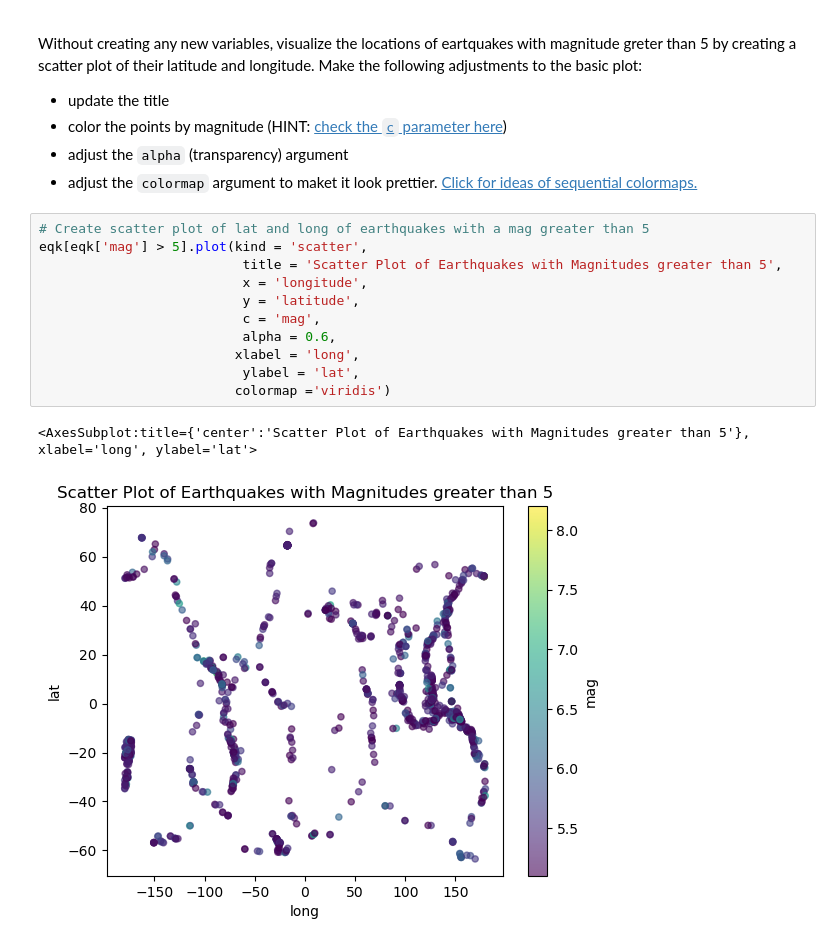
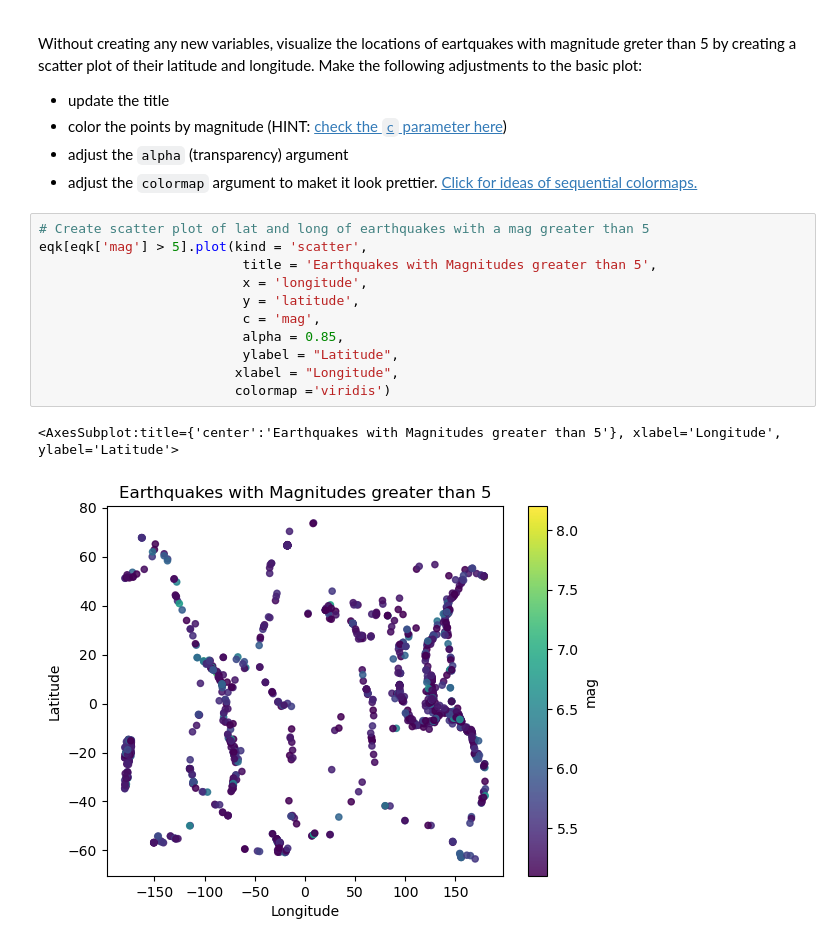
Before and after one commit to nmoraescommit/eds220-hwk1, a Jupyter notebook: hwk1-task3-earthquakes.ipynb, the cells around one changed output. Saved outputs shown, nothing was run; the diff lists cells and outputs as text.

Commit message:
Cleaned comments and plots + final review

```diff
--- a/hwk1-task3-earthquakes.ipynb
+++ b/hwk1-task3-earthquakes.ipynb
@@ -270,16 +266,16 @@ Without creating any new variables, visualize the locations of eartquakes with m
 # %%
 # Create scatter plot of lat and long of earthquakes with a mag greater than 5
 eqk[eqk['mag'] > 5].plot(kind = 'scatter',
-                          title = 'Scatter Plot of Earthquakes with Magnitudes greater than 5',
+                          title = 'Earthquakes with Magnitudes greater than 5',
                           x = 'longitude',
                           y = 'latitude',
                           c = 'mag',
-                          alpha = 0.6,
-                         xlabel = 'long',
-                          ylabel = 'lat',
+                          alpha = 0.85,
+                          ylabel = "Latitude",
+                         xlabel = "Longitude",
                          colormap ='viridis')
 # %% [output]
-<AxesSubplot:title={'center':'Scatter Plot of Earthquakes with Magnitudes greater than 5'}, xlabel='long', ylabel='lat'>
+<AxesSubplot:title={'center':'Earthquakes with Magnitudes greater than 5'}, xlabel='Longitude', ylabel='Latitude'>
-[figure, old version]
+[figure, new version]
 # %% [markdown]
 <!-- END QUESTION -->
```
Also changed, not shown: parts of 7 cells of this notebook.
